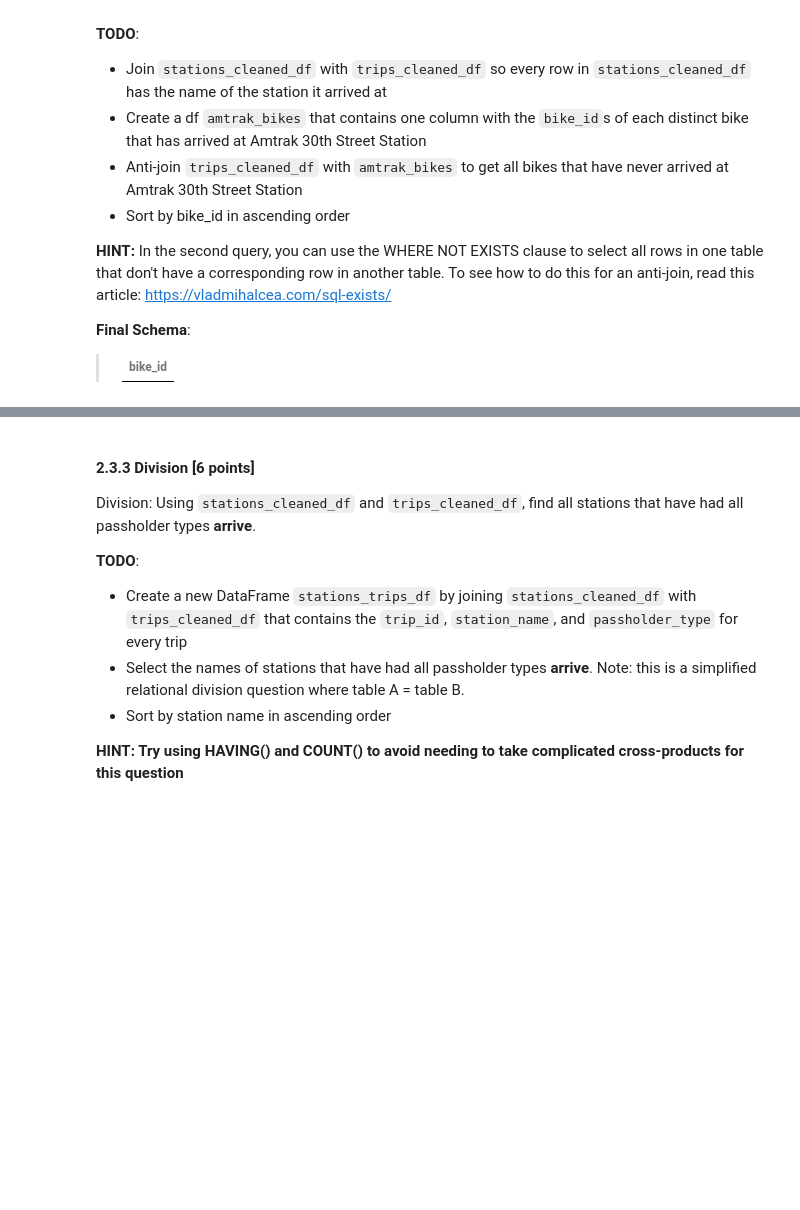
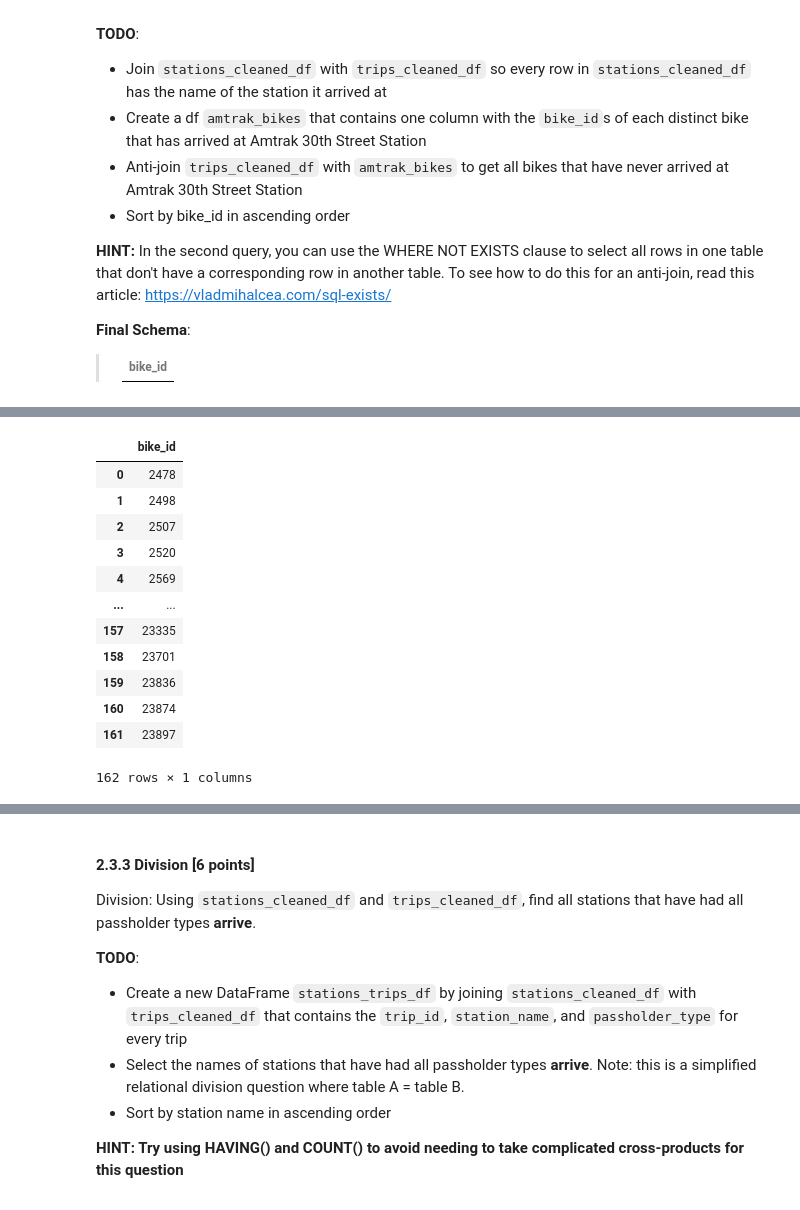
Before and after one commit to YanfuOu/CIS545, a Jupyter notebook: Yanfu_HW2_FA2024.ipynb, the cells around one changed output, grey strips where cells are left out. Cells and saved outputs as stored; diff of their text form; code cells hidden in the pictures; blank space fills up the shorter version.

```diff
--- a/Yanfu_HW2_FA2024.ipynb
+++ b/Yanfu_HW2_FA2024.ipynb
@@ -1271,10 +1370,29 @@ Anti-join: Using `stations_cleaned_df` and `trips_cleaned_df`, find all bikes th
 # %%
 # TODO: Write SQL query to create amtrak_bikes
 amtrak_bikes_query = """
-
+SELECT trips_cleaned_df.bike_id FROM trips_cleaned_df
+INNER JOIN stations_cleaned_df
+ON trips_cleaned_df.end_station = stations_cleaned_df.station_id
+AND stations_cleaned_df.station_name = 'Amtrak 30th Street Station'
+GROUP BY trips_cleaned_df.bike_id
+ORDER BY trips_cleaned_df.bike_id ASC
 """
 amtrak_bikes = duckdb.sql(amtrak_bikes_query).df()
 amtrak_bikes
+# %% [output]
+|  | bike_id |
+| 0 | 2478 |
+| 1 | 2498 |
+| 2 | 2507 |
+| 3 | 2520 |
+| 4 | 2569 |
+| ... | ... |
+| 157 | 23335 |
+| 158 | 23701 |
+| 159 | 23836 |
+| 160 | 23874 |
+| 161 | 23897 |
+162 rows × 1 columns
 # %%
 # TODO: Write SQL query to select all bikes that have never arrived at Amtrak 30th Street Station
 # by anti-joining trips_cleaned_df with amtrak_bikes
```
Also changed, not shown: parts of 12 cells of this notebook.
